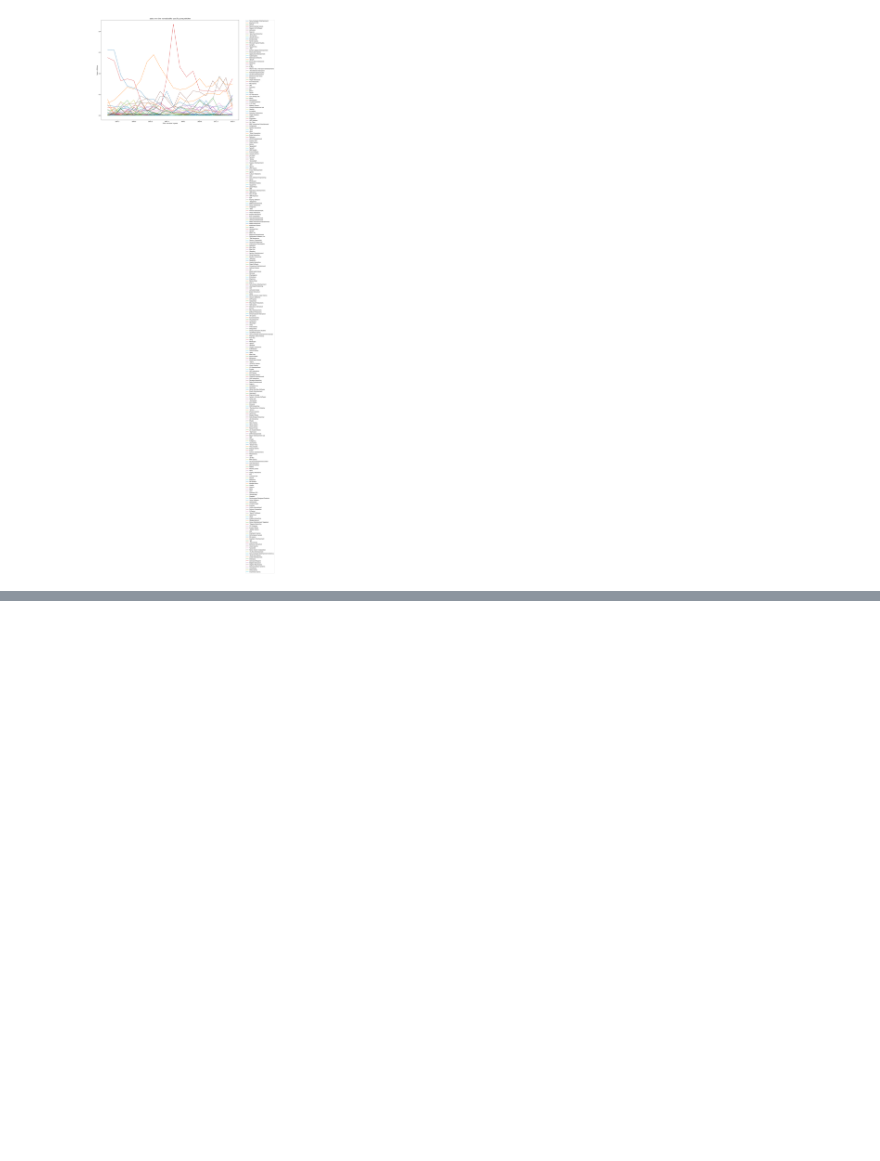
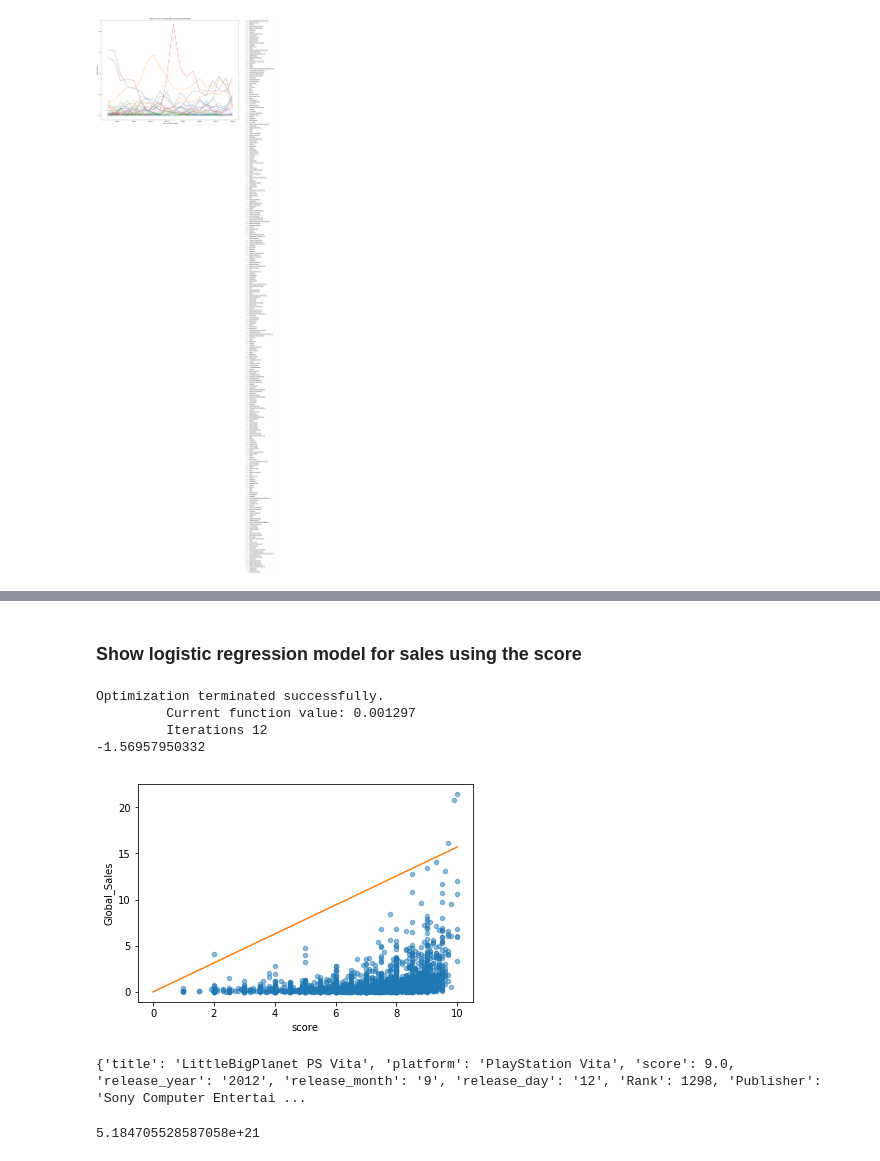
Before and after one commit to Archifer/SDA-Project, a Jupyter notebook: SDA-Project Xav.ipynb, the cells around one changed output, grey strips where cells are left out. Cells and saved outputs as stored; diff of their text form; code cells hidden in the pictures; blank space fills up the shorter version.

```diff
--- a/SDA-Project Xav.ipynb
+++ b/SDA-Project Xav.ipynb
@@ -198,0 +272,42 @@ OLS Regression Results
+# %% [markdown]
+### Show logistic regression model for sales using the score
+# %%
+def calc_LogR_model(data, target_key, param_key):
+    target_values = get_target(data, target_key)
+    target_values = [float(i)/sum(target_values) for i in target_values]
+    df = pd.DataFrame(data, columns=our_keys)
+
+    # Put the target (Global Sales -- Global_Sales) in another DataFrame
+    target = pd.DataFrame(target_values, columns=[target_key])
+
+    X = df[param_key]
+    y = target[target_key]
+
+    model = sm.Logit(y, X)
+
+    return model
+
+def plot_logr(data, target_key, param_key):
+    model = calc_LogR_model(data, target_key, param_key)
+
+    mp = model.fit().params
+    print(mp.score)
+    # generate x-values for your regression line (two is sufficient)
+    x = np.arange(0, 11)
+
+    # scatter-plot data
+    ax = df.plot(x=our_score, y=our_global, kind='scatter', alpha=0.5)
+    # plot regression line on the same axes, set x-axis limits
+    ax.plot(x, -mp.score * x, color='C1', label='Lin Regression for only param Score')
+
+    plt.show()
+
+
+
+plot_logr(our_data_Playstation, our_global, our_score)
+# %% [output]
+Optimization terminated successfully.
+         Current function value: 0.001297
+         Iterations 12
+-1.56957950332
+[figure, added]
@@ -198,0 +336,8 @@ OLS Regression Results
+# %%
+print(new_data[0])
+# %% [output]
+{'title': 'LittleBigPlanet PS Vita', 'platform': 'PlayStation Vita', 'score': 9.0, 'release_year': '2012', 'release_month': '9', 'release_day': '12', 'Rank': 1298, 'Publisher': 'Sony Computer Entertai ...
+# %%
+print(np.e ** 50)
+# %% [output]
+5.184705528587058e+21
```
Also changed, not shown: parts of 8 cells of this notebook.
